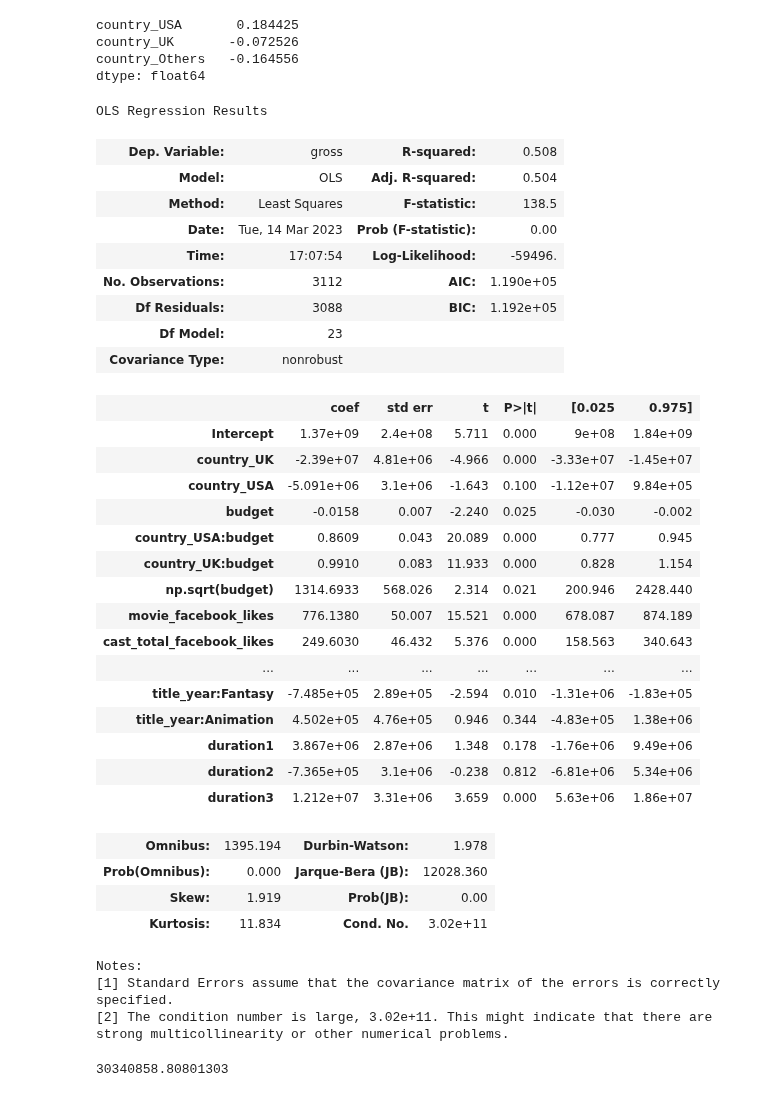
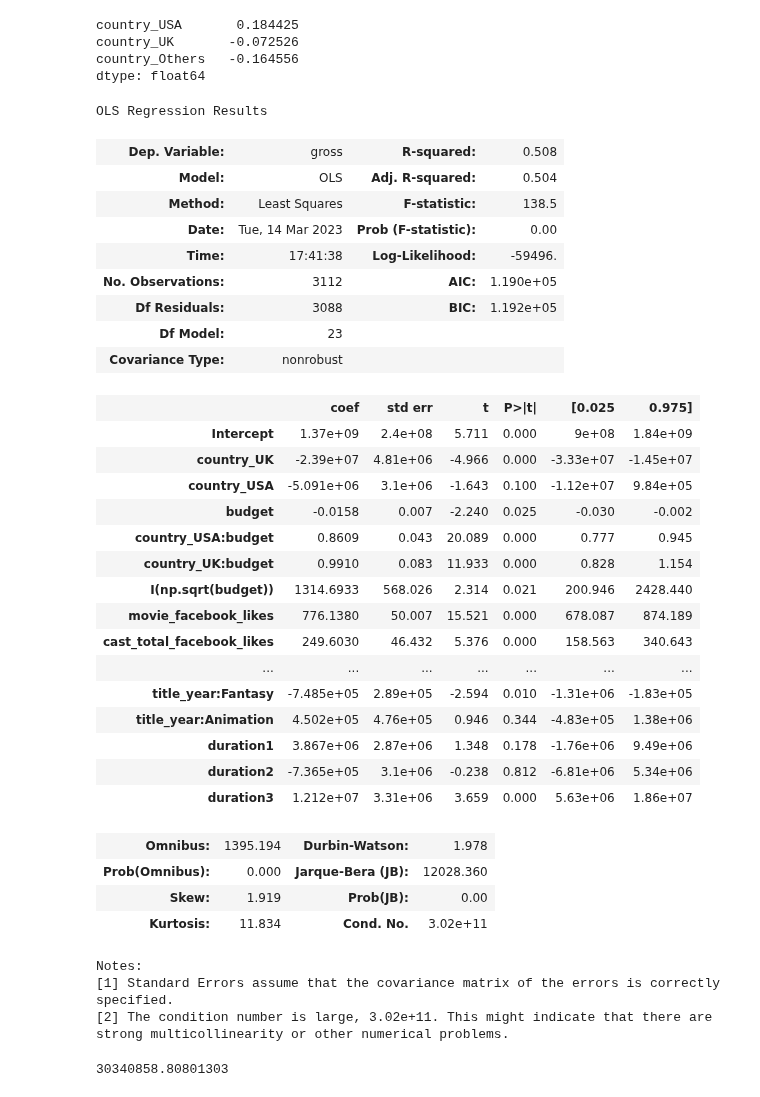
Before and after one commit to kennyeon/Too-Pullz-Project, a Jupyter notebook: Project Code Template.ipynb, the cells around one changed output. Drawn from its saved outputs; the diff is of its cells as text; code cells hidden in the pictures.

```diff
--- a/Project Code Template.ipynb
+++ b/Project Code Template.ipynb
@@ -876,15 +892,15 @@ country_UK       -0.072526
 country_Others   -0.164556
 dtype: float64
 # %%
-model = smf.ols('gross~country_UK+country_USA+(country_USA+country_UK)*budget+budget+np.sqrt(budget)+movie_facebook_likes+cast_total_facebook_likes+director_facebook_likes+(title_year*(Action+Adventure+Family+Fantasy+Animation))+' + '+'.join(['duration'+str(x) for x in range(1,4)]), data=train).fit()
+model = smf.ols('gross~country_UK+country_USA+(country_USA+country_UK)*budget+budget+I(np.sqrt(budget))+movie_facebook_likes+cast_total_facebook_likes+director_facebook_likes+(title_year*(Action+Adventure+Family+Fantasy+Animation))+' + '+'.join(['duration'+str(x) for x in range(1,4)]), data=train).fit()
 model.summary()
 # %% [output]
 OLS Regression Results
 | Dep. Variable: | gross | R-squared: | 0.508 |
 | Model: | OLS | Adj. R-squared: | 0.504 |
 | Method: | Least Squares | F-statistic: | 138.5 |
 | Date: | Tue, 14 Mar 2023 | Prob (F-statistic): | 0.00 |
-| Time: | 17:07:54 | Log-Likelihood: | -59496. |
+| Time: | 17:41:38 | Log-Likelihood: | -59496. |
 | No. Observations: | 3112 | AIC: | 1.190e+05 |
 | Df Residuals: | 3088 | BIC: | 1.192e+05 |
 | Df Model: | 23 |  |  |
@@ -896,7 +912,7 @@ OLS Regression Results
 | budget | -0.0158 | 0.007 | -2.240 | 0.025 | -0.030 | -0.002 |
 | country_USA:budget | 0.8609 | 0.043 | 20.089 | 0.000 | 0.777 | 0.945 |
 | country_UK:budget | 0.9910 | 0.083 | 11.933 | 0.000 | 0.828 | 1.154 |
-| np.sqrt(budget) | 1314.6933 | 568.026 | 2.314 | 0.021 | 200.946 | 2428.440 |
+| I(np.sqrt(budget)) | 1314.6933 | 568.026 | 2.314 | 0.021 | 200.946 | 2428.440 |
 | movie_facebook_likes | 776.1380 | 50.007 | 15.521 | 0.000 | 678.087 | 874.189 |
 | cast_total_facebook_likes | 249.6030 | 46.432 | 5.376 | 0.000 | 158.563 | 340.643 |
 | ... | ... | ... | ... | ... | ... | ... |
```
Also changed, not shown: parts of 7 cells of this notebook.
